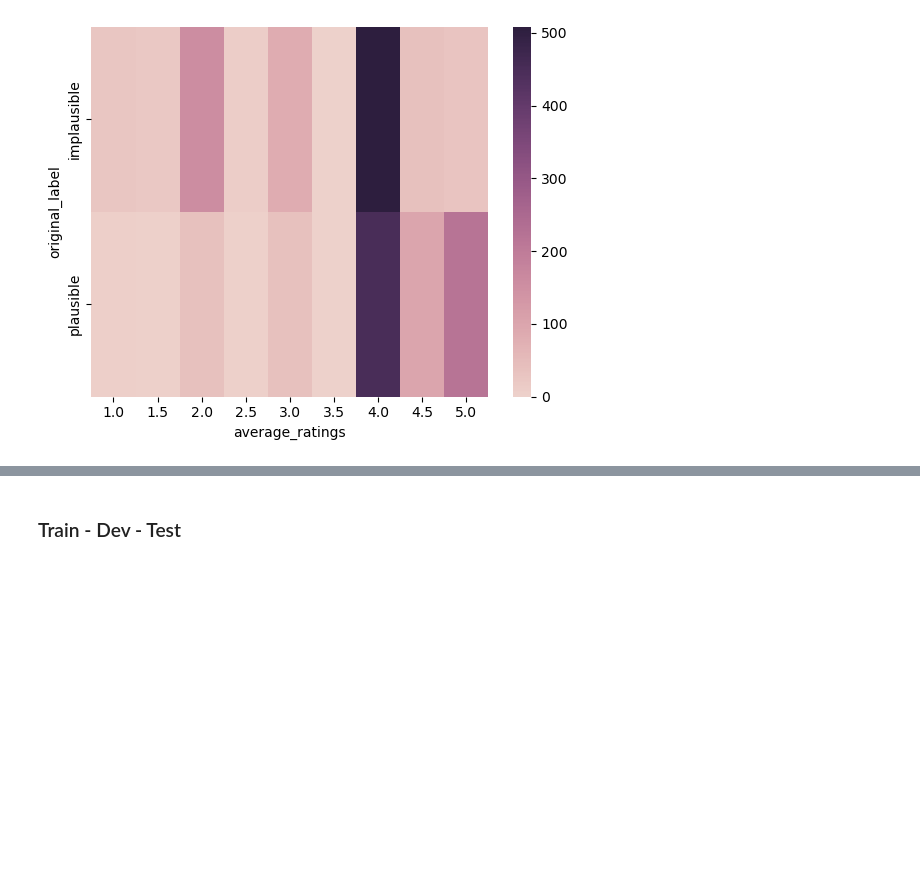
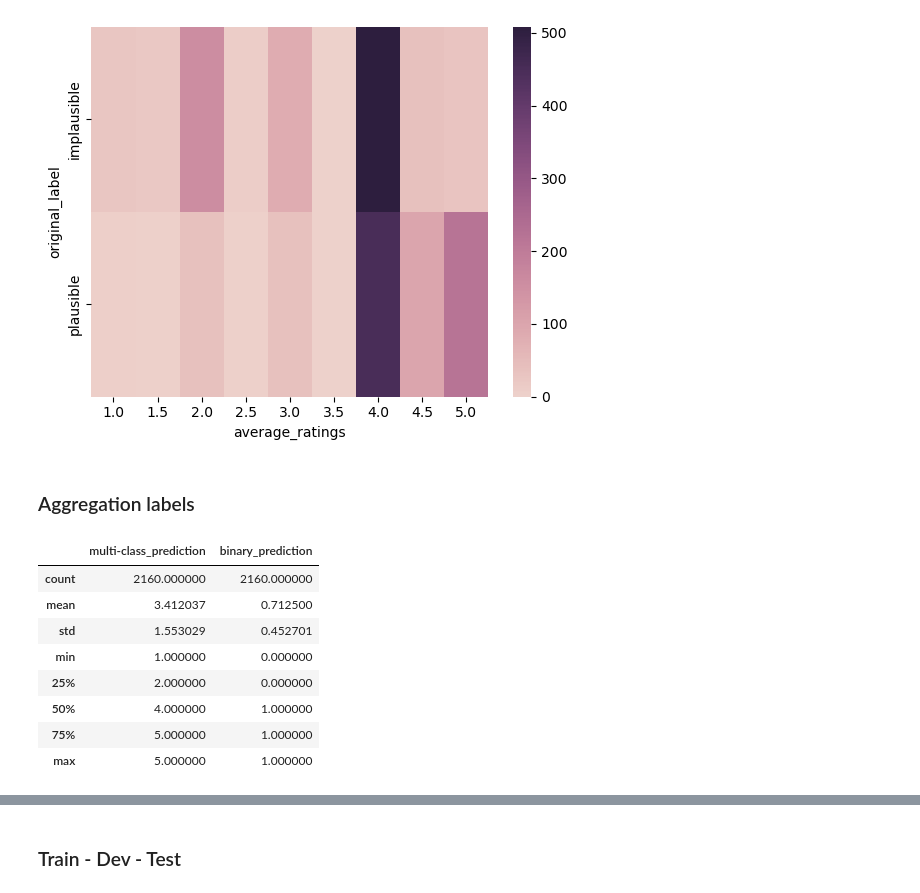
Before and after one commit to chihyi-lin/semantic-plausibility-datasets, a Jupyter notebook: data_analysis/PAP.ipynb, the cells around one changed output, grey strips where cells are left out. Cells and saved outputs as stored; diff of their text form; code cells hidden in the pictures; blank space fills up the shorter version.

```diff
--- a/data_analysis/PAP.ipynb
+++ b/data_analysis/PAP.ipynb
@@ -166,3 +154,18 @@ sns.heatmap(rating_df, cmap=sns.cubehelix_palette(as_cmap=True))
 # %% [output]
 <Axes: xlabel='average_ratings', ylabel='original_label'>
 [figure]
+# %% [markdown]
+### Aggregation labels
+# %%
+aggre_df = pd.read_csv(aggregation, sep='\t')
+aggre_df.describe()
+# %% [output]
+|  | multi-class_prediction | binary_prediction |
+| count | 2160.000000 | 2160.000000 |
+| mean | 3.412037 | 0.712500 |
+| std | 1.553029 | 0.452701 |
+| min | 1.000000 | 0.000000 |
+| 25% | 2.000000 | 0.000000 |
+| 50% | 4.000000 | 1.000000 |
+| 75% | 5.000000 | 1.000000 |
+| max | 5.000000 | 1.000000 |
```
Also changed, not shown: parts of 16 cells of this notebook.
